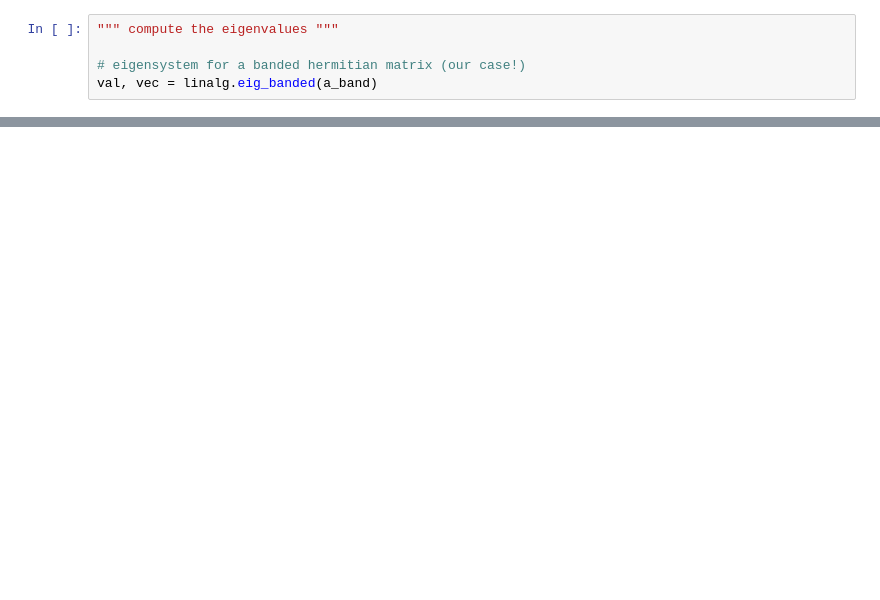
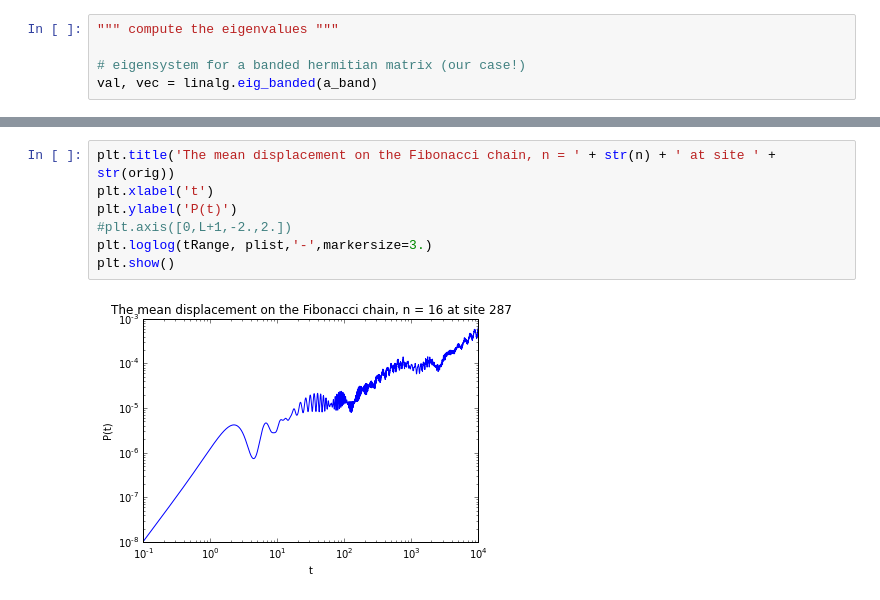
Before and after one commit to Yukee/spectrum_quasicrystals, a Jupyter notebook: Fibonacci/dynamics_wavepackets.ipynb, the cells around one changed output, grey strips where cells are left out. Saved outputs shown, nothing was run; the diff lists cells and outputs as text; blank space fills up the shorter version.

```diff
--- a/Fibonacci/dynamics_wavepackets.ipynb
+++ b/Fibonacci/dynamics_wavepackets.ipynb
@@ -111,0 +145,9 @@ plt.show()
+# %%
+plt.title('The mean displacement on the Fibonacci chain, n = ' + str(n) + ' at site ' + str(orig))
+plt.xlabel('t')
+plt.ylabel('P(t)')
+#plt.axis([0,L+1,-2.,2.])
+plt.loglog(tRange, plist,'-',markersize=3.)
+plt.show()
+# %% [output]
+[figure, added]
```
Also changed, not shown: parts of 12 cells of this notebook, 1 other file.
